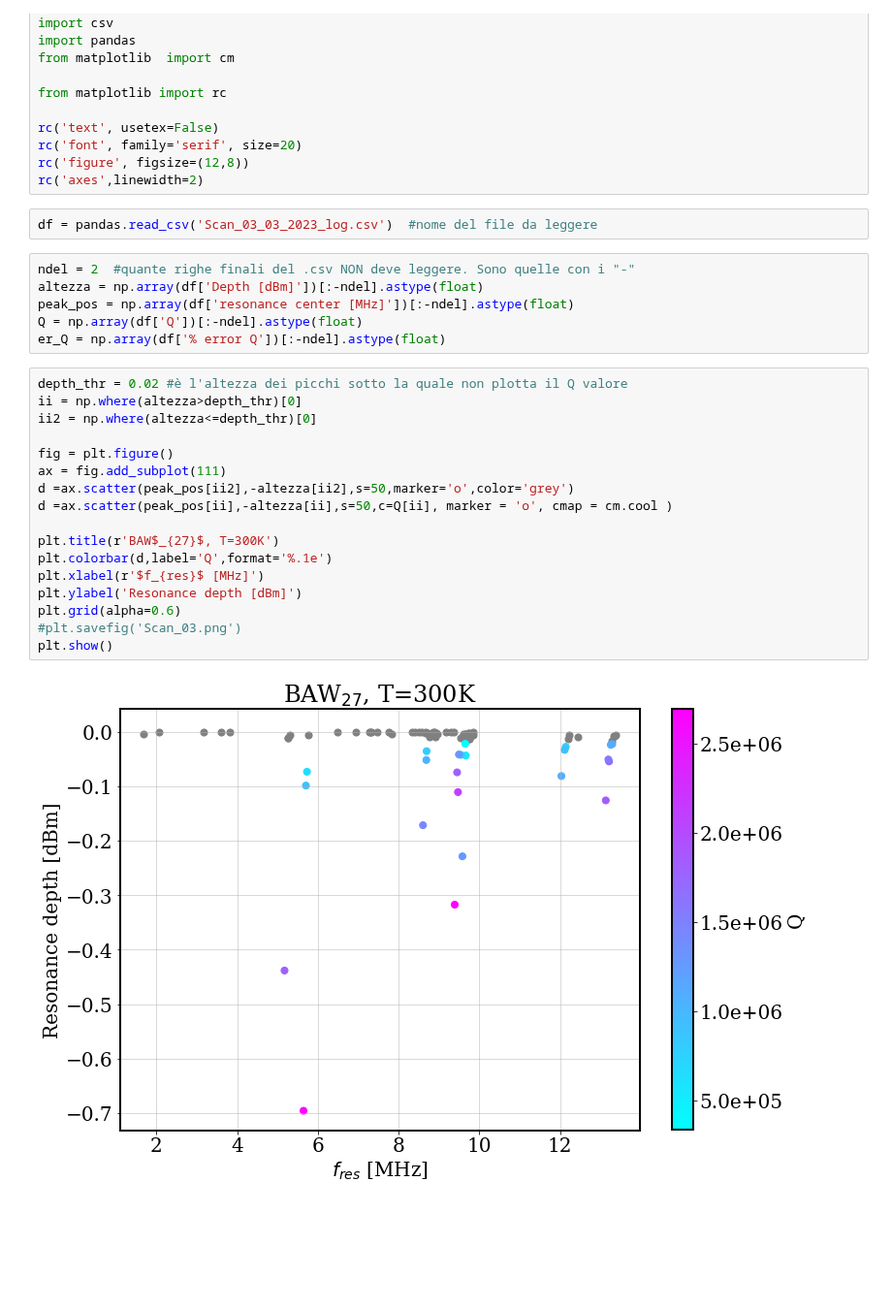
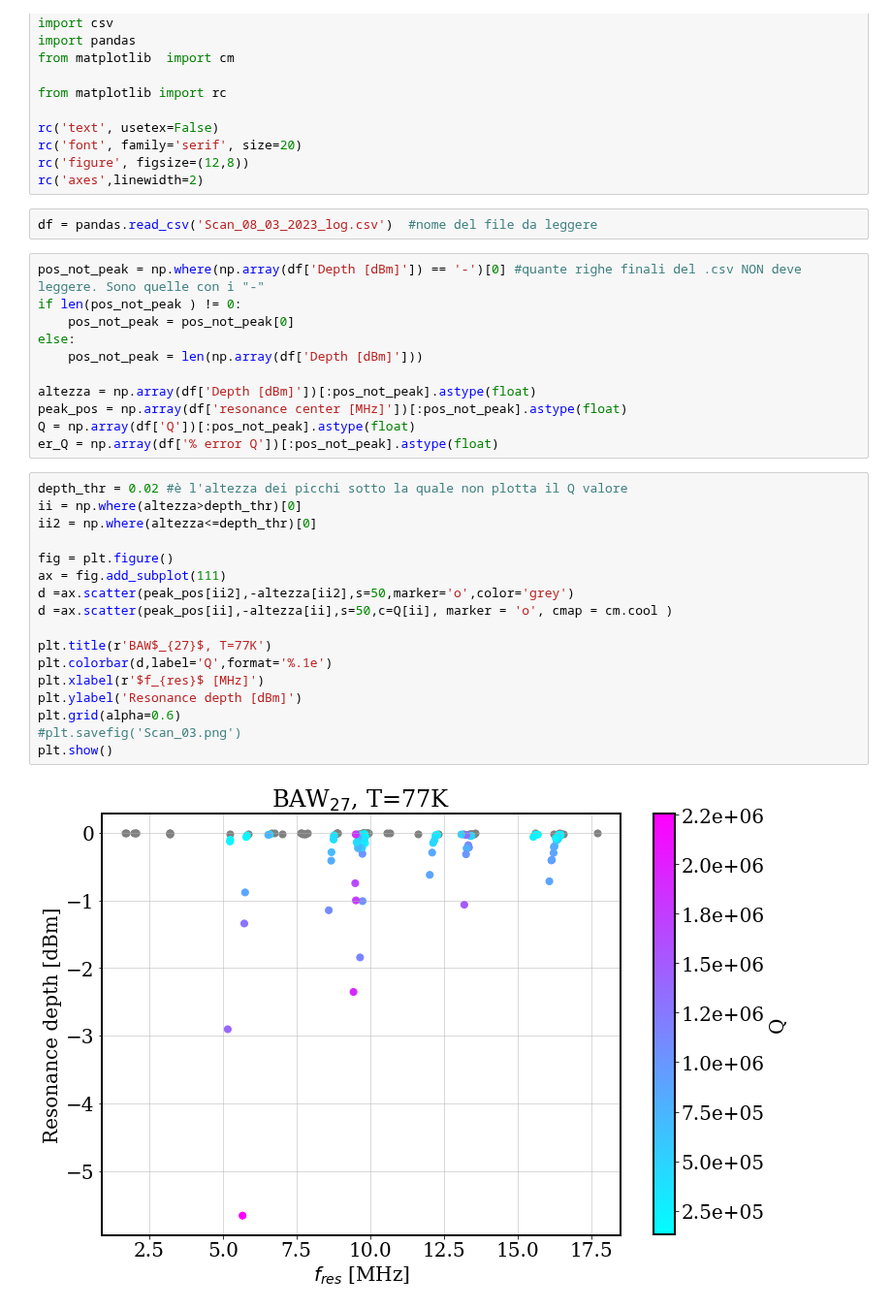
Before and after one commit to Lab5015/BAWSHA, a Jupyter notebook: notebooks/View_log.ipynb, the cells around one changed output. Shown at 97% size. Saved outputs shown, nothing was run; the diff lists cells and outputs as text; blank space fills up the shorter version.

```diff
--- a/notebooks/View_log.ipynb
+++ b/notebooks/View_log.ipynb
@@ -13,29 +13,34 @@ rc('font', family='serif', size=20)
 rc('figure', figsize=(12,8))
 rc('axes',linewidth=2)
 # %%
-df = pandas.read_csv('Scan_03_03_2023_log.csv')  #nome del file da leggere
+df = pandas.read_csv('Scan_08_03_2023_log.csv')  #nome del file da leggere
 # %%
-ndel = 2  #quante righe finali del .csv NON deve leggere. Sono quelle con i "-"
-altezza = np.array(df['Depth [dBm]'])[:-ndel].astype(float)
-peak_pos = np.array(df['resonance center [MHz]'])[:-ndel].astype(float)
-Q = np.array(df['Q'])[:-ndel].astype(float)
-er_Q = np.array(df['% error Q'])[:-ndel].astype(float)
+pos_not_peak = np.where(np.array(df['Depth [dBm]']) == '-')[0] #quante righe finali del .csv NON deve leggere. Sono quelle con i "-"
+if len(pos_not_peak ) != 0:
+    pos_not_peak = pos_not_peak[0]
+else:
+    pos_not_peak = len(np.array(df['Depth [dBm]']))
+
+altezza = np.array(df['Depth [dBm]'])[:pos_not_peak].astype(float)
+peak_pos = np.array(df['resonance center [MHz]'])[:pos_not_peak].astype(float)
+Q = np.array(df['Q'])[:pos_not_peak].astype(float)
+er_Q = np.array(df['% error Q'])[:pos_not_peak].astype(float)
 # %%
 depth_thr = 0.02 #è l'altezza dei picchi sotto la quale non plotta il Q valore
 ii = np.where(altezza>depth_thr)[0]
 ii2 = np.where(altezza<=depth_thr)[0]
 
 fig = plt.figure()
 ax = fig.add_subplot(111)
 d =ax.scatter(peak_pos[ii2],-altezza[ii2],s=50,marker='o',color='grey')
 d =ax.scatter(peak_pos[ii],-altezza[ii],s=50,c=Q[ii], marker = 'o', cmap = cm.cool )
 
-plt.title(r'BAW$_{27}$, T=300K')
+plt.title(r'BAW$_{27}$, T=77K')
 plt.colorbar(d,label='Q',format='%.1e')
 plt.xlabel(r'$f_{res}$ [MHz]')
 plt.ylabel('Resonance depth [dBm]')
 plt.grid(alpha=0.6)
 #plt.savefig('Scan_03.png')
 plt.show()
 # %% [output]
-[figure, old version]
+[figure, new version]
```
